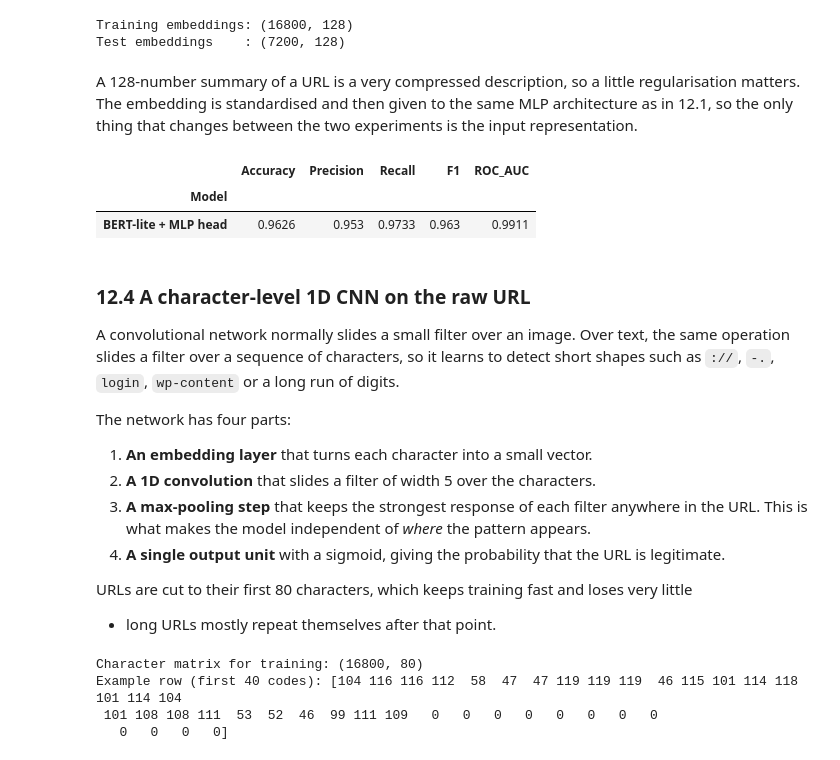
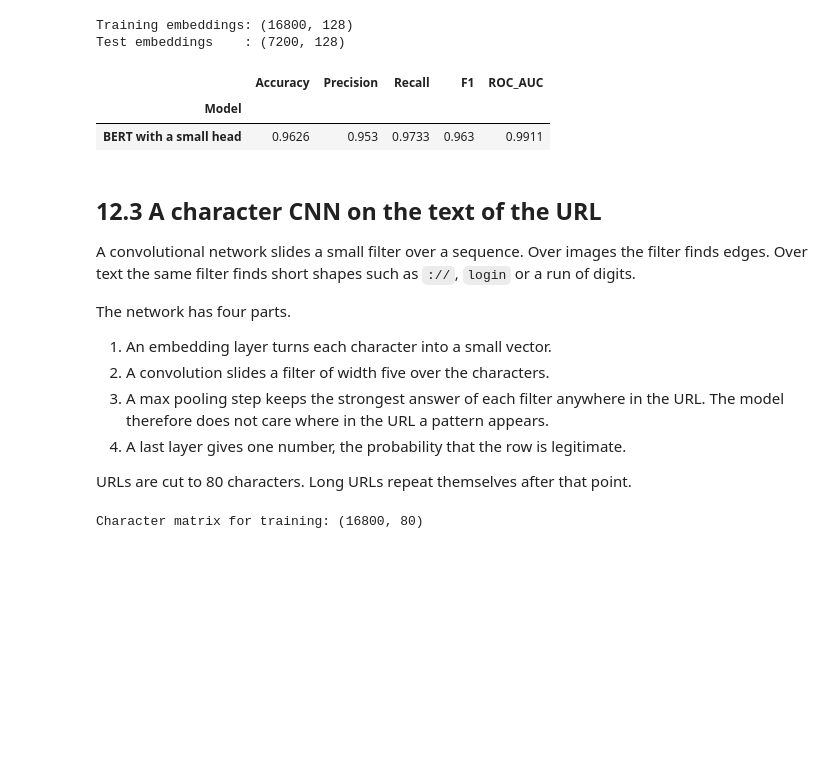
Before and after one commit to Sakib-Dalal/DMML-CourseWork01, a Jupyter notebook: DataMining&MachineLearning_Coursework_01.ipynb, the cells around one changed output. Saved outputs shown, nothing was run; the diff lists cells and outputs as text; code cells hidden in the pictures; blank space fills up the shorter version.

```diff
--- a/DataMining&MachineLearning_Coursework_01.ipynb
+++ b/DataMining&MachineLearning_Coursework_01.ipynb
@@ -1755,0 +929,9 @@ def make_bert_embeddings(url_list, batch_size=128):
+# %%
+from sklearn.tree import export_text, plot_tree
+
+shallow_tree = DecisionTreeClassifier(max_depth=3, random_state=RANDOM_STATE)
+shallow_tree.fit(X_train, y_train)
+
+print("Accuracy of the depth three tree:", round(shallow_tree.score(X_test, y_test), 4))
+print()
+print(export_text(shallow_tree, feature_names=SELECTED_FEATURES, max_depth=3))
@@ -1756,3 +1121,23 @@ def make_bert_embeddings(url_list, batch_size=128):
+# %%
+def make_bert_embeddings(url_list, batch_size=128):
+    vectors = []
+
+    for start in range(0, len(url_list), batch_size):
+        batch = [str(url) for url in url_list[start:start + batch_size]]
+
+        tokens = bert_tokenizer(
+            batch, padding=True, truncation=True,
+            max_length=MAX_TOKEN_LENGTH, return_tensors="pt",
+        )
+
+        with torch.no_grad():
+            outputs = bert_model(**tokens)
+
+        mask = tokens["attention_mask"].unsqueeze(-1).float()
+        summed = (outputs.last_hidden_state * mask).sum(dim=1)
+        vectors.append((summed / mask.sum(dim=1)).numpy())
+
+    return np.vstack(vectors)
 # %%
 X_train_bert = make_bert_embeddings(urls_train.tolist())
 X_test_bert = make_bert_embeddings(urls_test.tolist())
@@ -1762,73 +1147,65 @@ print("Test embeddings    :", X_test_bert.shape)
 # %% [output]
 Training embeddings: (16800, 128)
 Test embeddings    : (7200, 128)
-# %% [markdown]
-A 128-number summary of a URL is a very compressed description, so a little
-regularisation matters. The embedding is standardised and then given to the same MLP
-architecture as in 12.1, so the only thing that changes between the two experiments is the
-input representation.
 # %%
 bert_scaler = StandardScaler()
-X_train_bert_scaled = bert_scaler.fit_transform(X_train_bert)
-X_test_bert_scaled = bert_scaler.transform(X_test_bert)
+X_train_bert = bert_scaler.fit_transform(X_train_bert)
+X_test_bert = bert_scaler.transform(X_test_bert)
 
 bert_classifier = MLPClassifier(
     hidden_layer_sizes=(64, 32),
     activation="relu",
     alpha=0.0001,
     learning_rate_init=0.001,
     batch_size=256,
     max_iter=200,
     early_stopping=True,
     n_iter_no_change=10,
-    validation_fraction=0.1,
     random_state=RANDOM_STATE,
 )
 
-bert_classifier.fit(X_train_bert_scaled, y_train)
+bert_classifier.fit(X_train_bert, y_train)
 
-bert_probabilities = bert_classifier.predict_proba(X_test_bert_scaled)[:, 1]
-bert_predictions = bert_classifier.predict(X_test_bert_scaled)
+bert_predictions = bert_classifier.predict(X_test_bert)
+bert_probabilities = bert_classifier.predict_proba(X_test_bert)[:, 1]
 
 bert_result = {
-    "Model": "BERT-lite + MLP head",
+    "Model": "BERT with a small head",
     "Accuracy": accuracy_score(y_test, bert_predictions),
     "Precision": precision_score(y_test, bert_predictions),
     "Recall": recall_score(y_test, bert_predictions),
     "F1": f1_score(y_test, bert_predictions),
     "ROC_AUC": roc_auc_score(y_test, bert_probabilities),
 }
 
 pd.DataFrame([bert_result]).set_index("Model").round(4)
 # %% [output]
 |  | Accuracy | Precision | Recall | F1 | ROC_AUC |
 | Model |  |  |  |  |  |
-| BERT-lite + MLP head | 0.9626 | 0.953 | 0.9733 | 0.963 | 0.9911 |
+| BERT with a small head | 0.9626 | 0.953 | 0.9733 | 0.963 | 0.9911 |
 # %% [markdown]
-### 12.4 A character-level 1D CNN on the raw URL
+## 12.3 A character CNN on the text of the URL
 
-A convolutional network normally slides a small filter over an image. Over text, the same
-operation slides a filter over a sequence of characters, so it learns to detect short
-shapes such as `://`, `-.`, `login`, `wp-content` or a long run of digits.
+A convolutional network slides a small filter over a sequence. Over images the filter finds
+edges. Over text the same filter finds short shapes such as `://`, `login` or a run of
+digits.
 
-The network has four parts:
+The network has four parts.
 
-1. **An embedding layer** that turns each character into a small vector.
-2. **A 1D convolution** that slides a filter of width 5 over the characters.
-3. **A max-pooling step** that keeps the strongest response of each filter anywhere in the
-   URL. This is what makes the model independent of *where* the pattern appears.
-4. **A single output unit** with a sigmoid, giving the probability that the URL is
-   legitimate.
+1. An embedding layer turns each character into a small vector.
+2. A convolution slides a filter of width five over the characters.
+3. A max pooling step keeps the strongest answer of each filter anywhere in the URL. The
+   model therefore does not care where in the URL a pattern appears.
+4. A last layer gives one number, the probability that the row is legitimate.
 
-URLs are cut to their first 80 characters, which keeps training fast and loses very little
-- long URLs mostly repeat themselves after that point.
+URLs are cut to 80 characters. Long URLs repeat themselves after that point.
 # %%
 import torch.nn as nn
 
 torch.manual_seed(RANDOM_STATE)
 
 MAX_CHARS = 80
-VOCAB_SIZE = 128     # one slot per standard ASCII code
+VOCAB_SIZE = 128   # one slot for each standard ASCII code
 
 
 def encode_urls(url_list):
@@ -1845,12 +1222,8 @@ X_train_chars = encode_urls(urls_train.tolist())
 X_test_chars = encode_urls(urls_test.tolist())
 
 print("Character matrix for training:", X_train_chars.shape)
-print("Example row (first 40 codes):", X_train_chars[0][:40])
 # %% [output]
 Character matrix for training: (16800, 80)
-Example row (first 40 codes): [104 116 116 112  58  47  47 119 119 119  46 115 101 114 118 101 114 104
- 101 108 108 111  53  52  46  99 111 109   0   0   0   0   0   0   0   0
-   0   0   0   0]
 # %%
 class UrlCharacterCNN(nn.Module):
     def __init__(self, vocab_size=VOCAB_SIZE, embed_dim=32, filters=128):
```
Also changed, not shown: parts of 157 cells of this notebook, 8 other files.
